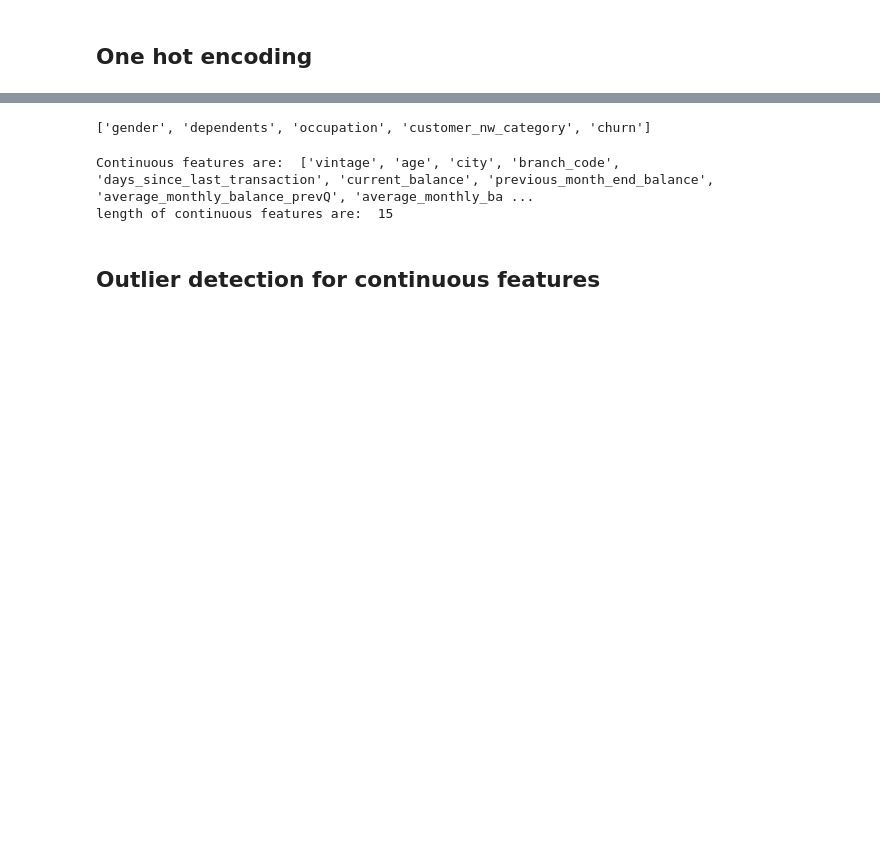
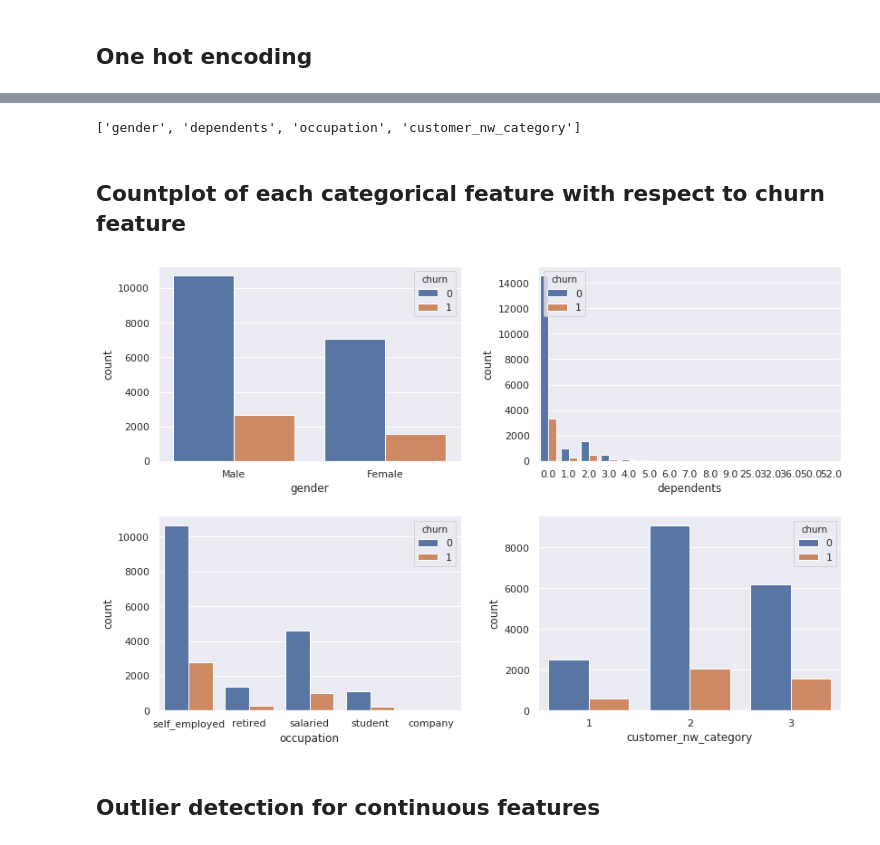
Before and after one commit to Debapriya-Mondal/Churn-Prediction, a Jupyter notebook: churn_prediction.ipynb, the cells around one changed output, grey strips where cells are left out. Saved outputs shown, nothing was run; the diff lists cells and outputs as text; code cells hidden in the pictures; blank space fills up the shorter version.

```diff
--- a/churn_prediction.ipynb
+++ b/churn_prediction.ipynb
@@ -275,19 +259,22 @@ new_df=df.join(new_features)
 # %%
 new_df.drop(['index','customer_id','gender','occupation'],axis=1,inplace=True)
 # %%
-categorical_feature = [col for col in df.columns if len(df[col].unique())<25]
-continuous_features = [col for col in df.columns if col not in categorical_feature]
+categorical_feature = [col for col in df.columns if len(df[col].unique())<25 and col!='churn']
+continuous_features = [col for col in df.columns if col not in categorical_feature and col!='churn']
 # %%
 categorical_feature
 # %% [output]
-['gender', 'dependents', 'occupation', 'customer_nw_category', 'churn']
+['gender', 'dependents', 'occupation', 'customer_nw_category']
-# %%
-continuous_features=continuous_features[2:]
-print("Continuous features are: ",continuous_features)
-print("length of continuous features are: ",len(continuous_features))
-# %% [output]
-Continuous features are:  ['vintage', 'age', 'city', 'branch_code', 'days_since_last_transaction', 'current_balance', 'previous_month_end_balance', 'average_monthly_balance_prevQ', 'average_monthly_ba ...
-length of continuous features are:  15
+# %% [markdown]
+## Countplot of each categorical feature with respect to churn feature
+# %%
+plt.figure(figsize=(12,8))
+for i in enumerate(categorical_feature):
+    plt.subplot(2,2,i[0]+1)
+    sns.countplot(i[1],hue='churn',data=df)
+    plt.tight_layout(pad=2)
+# %% [output]
+[figure, added]
 # %% [markdown]
 ## Outlier detection for continuous features
 # %%
```
Also changed, not shown: parts of 2 cells of this notebook.
